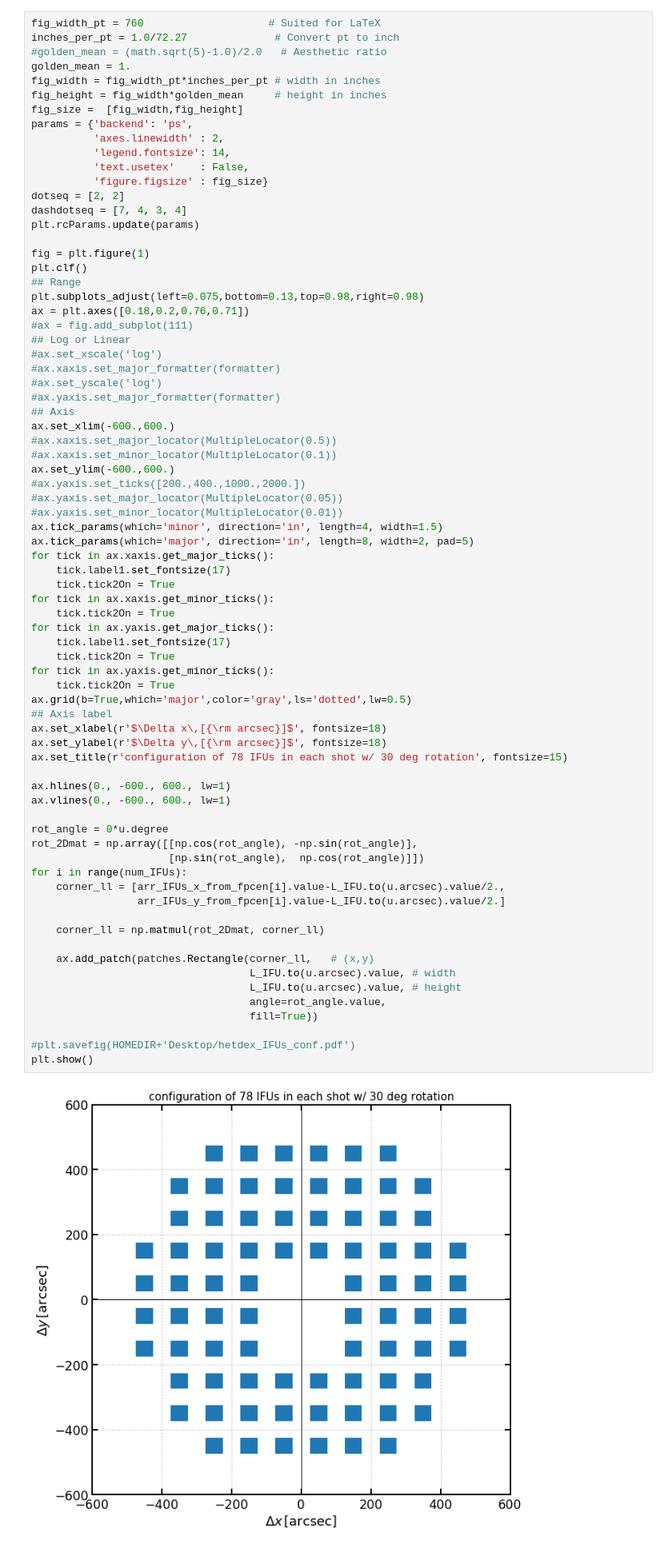
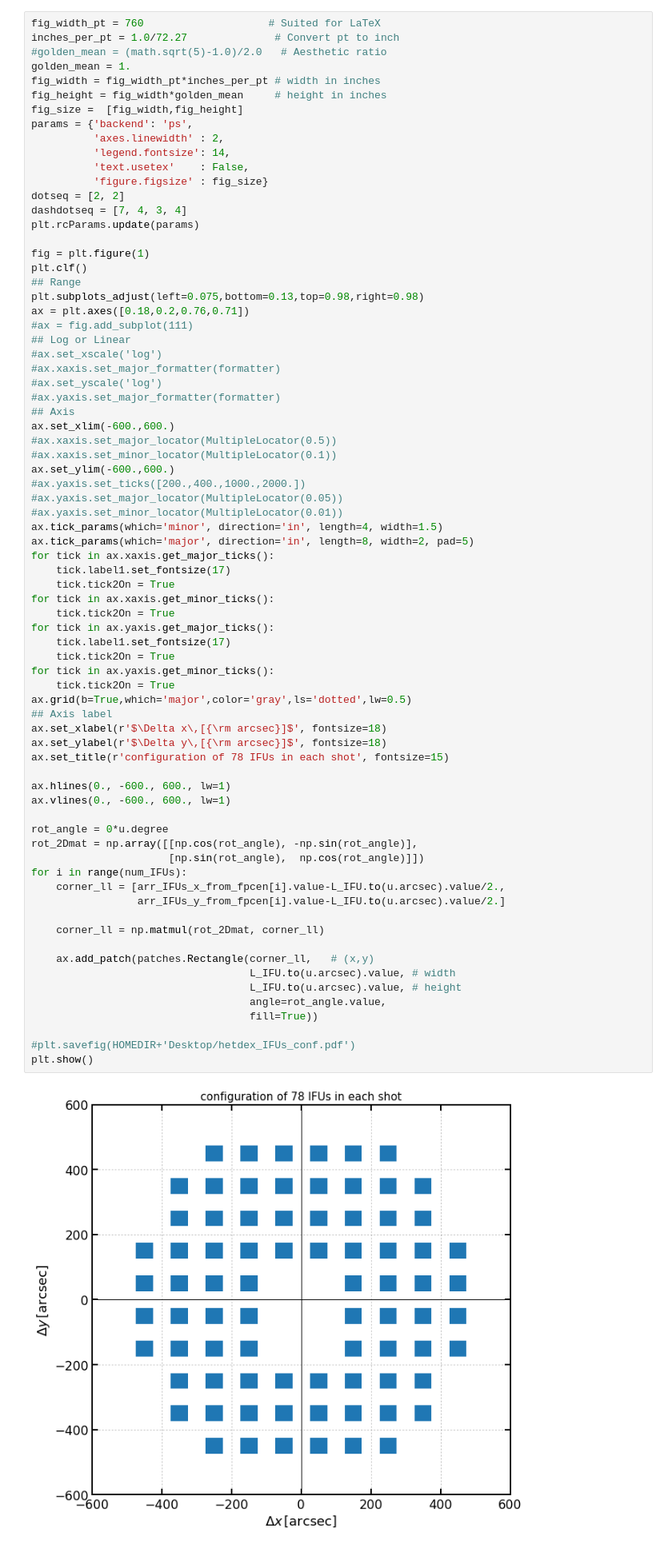
Before and after one commit to saitosmst/lya_intensity_map, a Jupyter notebook: jupyter_nb/demo_intmapy.ipynb, the cells around one changed output. Shown at 80% size. Drawn from its saved outputs; the diff is of its cells as text.

```diff
--- a/jupyter_nb/demo_intmapy.ipynb
+++ b/jupyter_nb/demo_intmapy.ipynb
@@ -280,32 +311,32 @@ for tick in ax.yaxis.get_major_ticks():
     tick.label1.set_fontsize(17)
     tick.tick2On = True
 for tick in ax.yaxis.get_minor_ticks():
     tick.tick2On = True
 ax.grid(b=True,which='major',color='gray',ls='dotted',lw=0.5)
 ## Axis label
 ax.set_xlabel(r'$\Delta x\,[{\rm arcsec}]$', fontsize=18)
 ax.set_ylabel(r'$\Delta y\,[{\rm arcsec}]$', fontsize=18)
-ax.set_title(r'configuration of 78 IFUs in each shot w/ 30 deg rotation', fontsize=15)
+ax.set_title(r'configuration of 78 IFUs in each shot', fontsize=15)
 
 ax.hlines(0., -600., 600., lw=1)
 ax.vlines(0., -600., 600., lw=1)
 
 rot_angle = 0*u.degree
 rot_2Dmat = np.array([[np.cos(rot_angle), -np.sin(rot_angle)],
                       [np.sin(rot_angle),  np.cos(rot_angle)]])
 for i in range(num_IFUs):
     corner_ll = [arr_IFUs_x_from_fpcen[i].value-L_IFU.to(u.arcsec).value/2.,
                  arr_IFUs_y_from_fpcen[i].value-L_IFU.to(u.arcsec).value/2.]
 
     corner_ll = np.matmul(rot_2Dmat, corner_ll)
 
     ax.add_patch(patches.Rectangle(corner_ll,   # (x,y)
                                    L_IFU.to(u.arcsec).value, # width
                                    L_IFU.to(u.arcsec).value, # height
                                    angle=rot_angle.value,
                                    fill=True))
 
 #plt.savefig(HOMEDIR+'Desktop/hetdex_IFUs_conf.pdf')
 plt.show()
 # %% [output]
-[figure, old version]
+[figure, new version]
```
Also changed, not shown: parts of 24 cells of this notebook.
